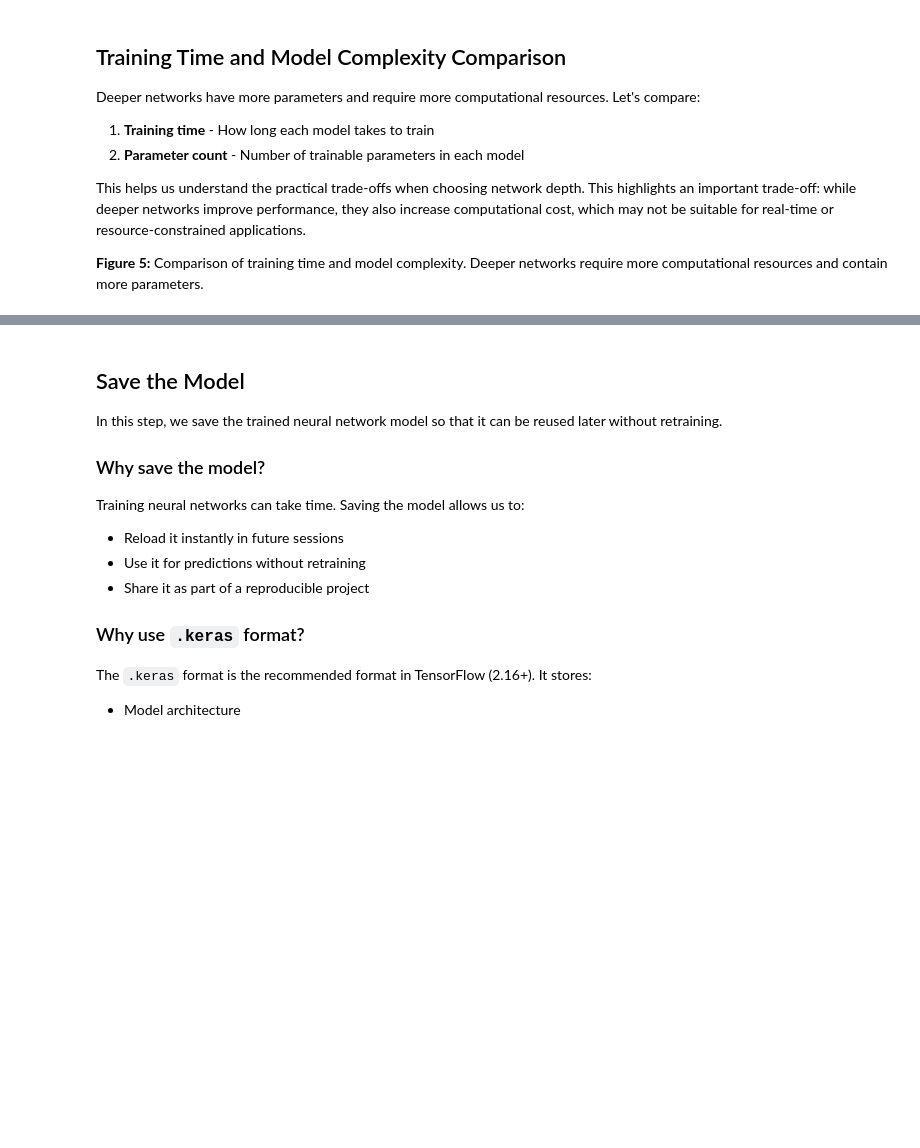
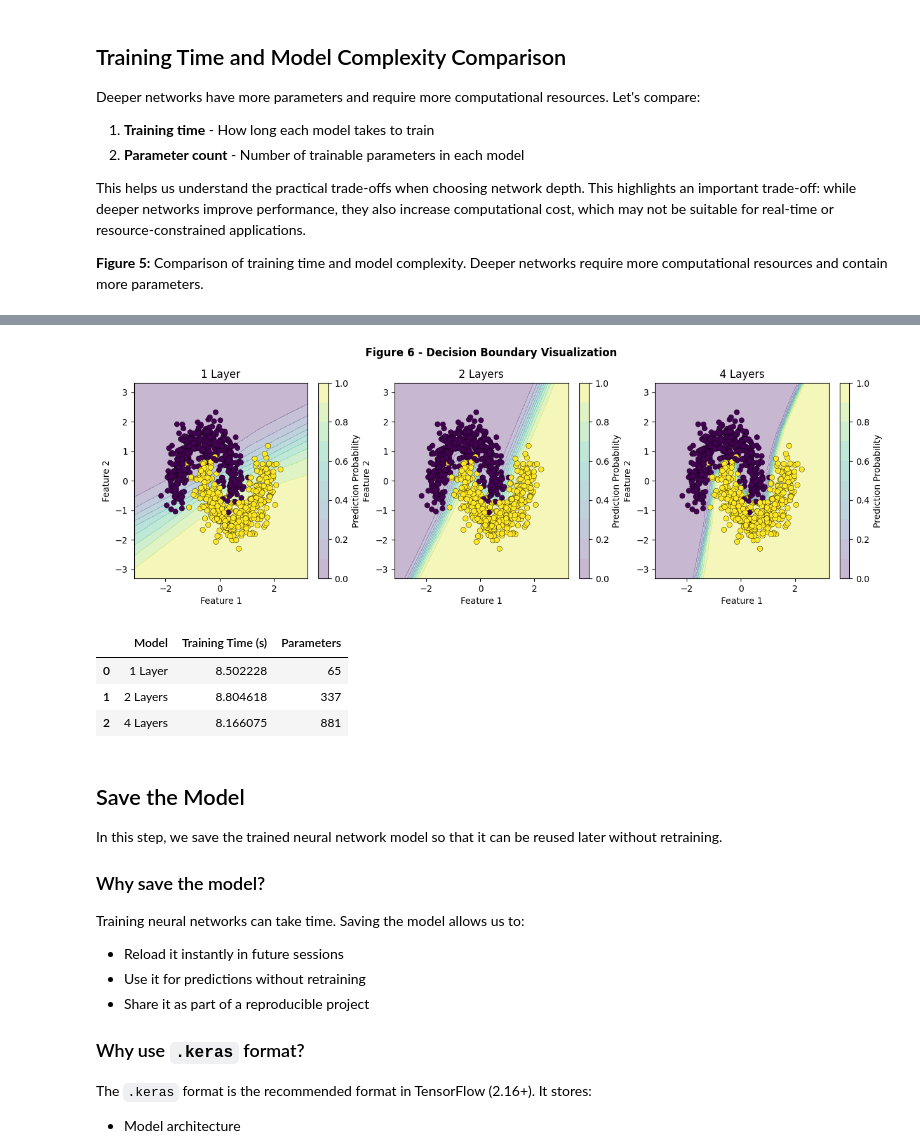
Before and after one commit to REKNOS/neural-network-depth-analysis, a Jupyter notebook: Neural_Network_Depth_Analysis_pynb.ipynb, the cells around one changed output, grey strips where cells are left out. Saved outputs shown, nothing was run; the diff lists cells and outputs as text; code cells hidden in the pictures; blank space fills up the shorter version.

```diff
--- a/Neural_Network_Depth_Analysis_pynb.ipynb
+++ b/Neural_Network_Depth_Analysis_pynb.ipynb
@@ -371,0 +386,19 @@ plt.show()
+# %%
+# Visualize decision boundaries for each model
+plt.figure(figsize=(15, 4))
+
+plt.subplot(1, 3, 1)
+plot_decision_boundary(model_1, X_train, y_train)
+plt.title("1 Layer")
+
+plt.subplot(1, 3, 2)
+plot_decision_boundary(model_2, X_train, y_train)
+plt.title("2 Layers")
+
+plt.subplot(1, 3, 3)
+plot_decision_boundary(model_3, X_train, y_train)
+plt.title("4 Layers")
+
+plt.suptitle('Figure 6 - Decision Boundary Visualization', y=1.02, fontweight="bold")
+plt.show()
+# %% [output]
@@ -372,3 +408,22 @@ plt.show()
+[figure, added]
+# %%
+# Display training time and parameter count for each model
+results = pd.DataFrame({
+    "Model": ["1 Layer", "2 Layers", "4 Layers"],
+    "Training Time (s)": [time1, time2, time3],
+    "Parameters": [
+        model_1.count_params(),
+        model_2.count_params(),
+        model_3.count_params()
+    ]
+})
+
+results
+# %% [output]
+|  | Model | Training Time (s) | Parameters |
+| 0 | 1 Layer | 8.502228 | 65 |
+| 1 | 2 Layers | 8.804618 | 337 |
+| 2 | 4 Layers | 8.166075 | 881 |
 # %% [markdown]
 ## Save the Model
 
```
Also changed, not shown: parts of 30 cells of this notebook.
